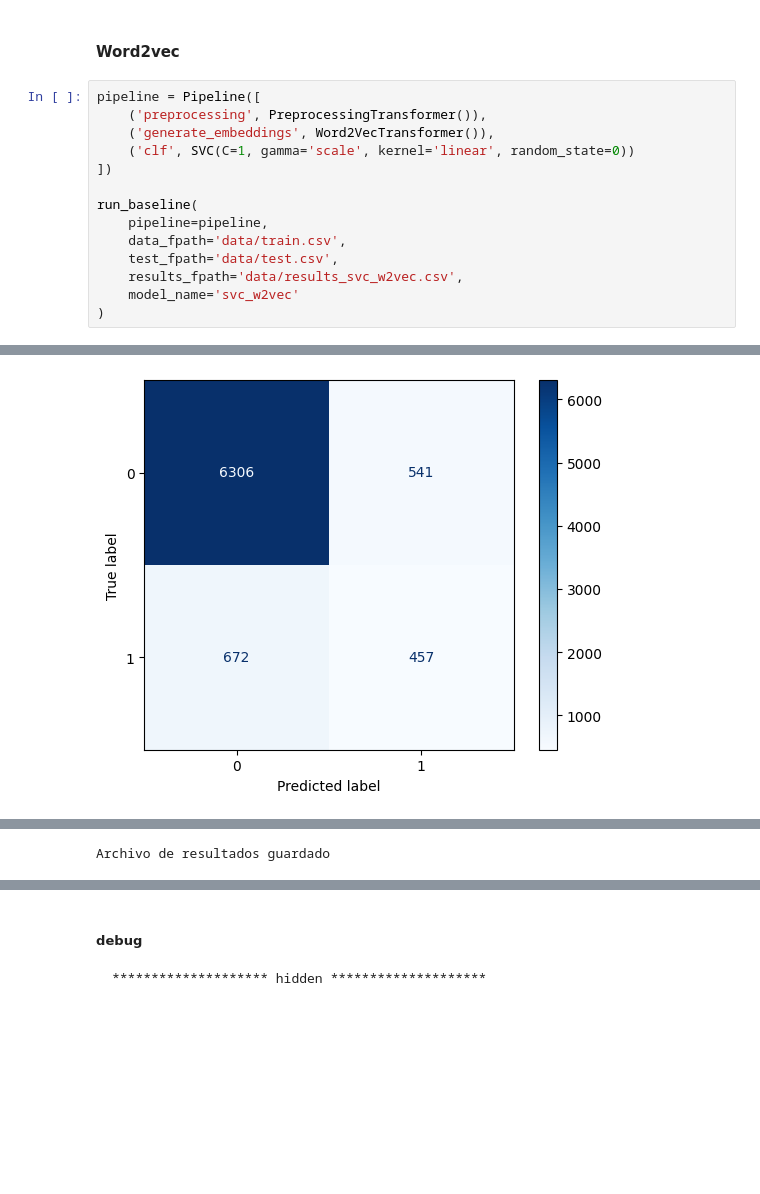
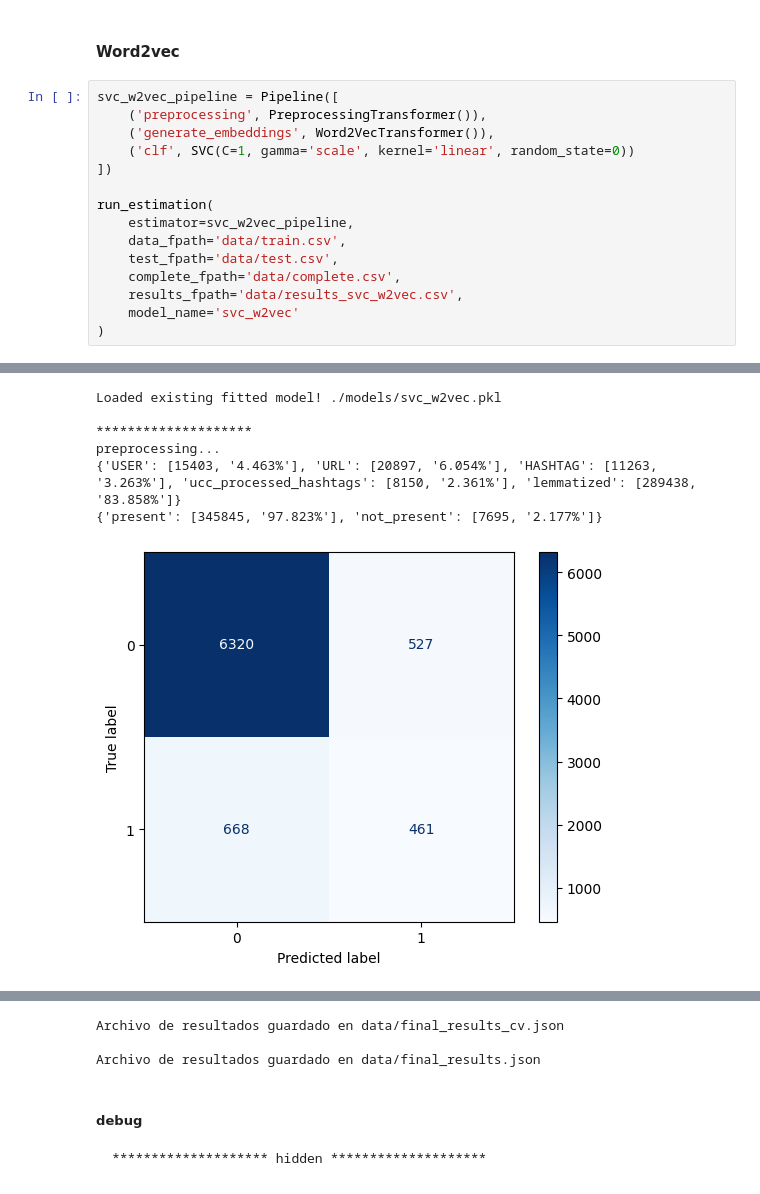
Before and after one commit to galopianciola/check-worthiness-project, a Jupyter notebook: main.ipynb, the cells around one changed output, grey strips where cells are left out. Saved outputs shown, nothing was run; the diff lists cells and outputs as text; blank space fills up the shorter version.

````diff
--- a/main.ipynb
+++ b/main.ipynb
@@ -2238,16 +2462,17 @@ Archivo de resultados guardado
 # %% [markdown]
 #### Word2vec
 # %%
-pipeline = Pipeline([
+svc_w2vec_pipeline = Pipeline([
     ('preprocessing', PreprocessingTransformer()),
     ('generate_embeddings', Word2VecTransformer()),
     ('clf', SVC(C=1, gamma='scale', kernel='linear', random_state=0))
 ])
 
-run_baseline(
-    pipeline=pipeline,
+run_estimation(
+    estimator=svc_w2vec_pipeline,
     data_fpath='data/train.csv',
     test_fpath='data/test.csv',
+    complete_fpath='data/complete.csv',
     results_fpath='data/results_svc_w2vec.csv',
     model_name='svc_w2vec'
 )
@@ -2264 +2496,0 @@ preprocessing...
-[figure]
@@ -2268 +2512,7 @@ precision|precision_weighted|recall|recall_weighted|f1|f1_weighted|accuracy|bala
-Archivo de resultados guardado
+Loaded existing fitted model! ./models/svc_w2vec.pkl
+
+********************
+preprocessing...
+{'USER': [15403, '4.463%'], 'URL': [20897, '6.054%'], 'HASHTAG': [11263, '3.263%'], 'ucc_processed_hashtags': [8150, '2.361%'], 'lemmatized': [289438, '83.858%']}
+{'present': [345845, '97.823%'], 'not_present': [7695, '2.177%']}
+[figure]
@@ -2269,3 +2524,6 @@ Archivo de resultados guardado
+Archivo de resultados guardado en data/final_results_cv.json
+
+Archivo de resultados guardado en data/final_results.json
 # %% [markdown]
 ##### debug
 ```
````
Also changed, not shown: parts of 113 cells of this notebook, 4 other files.
